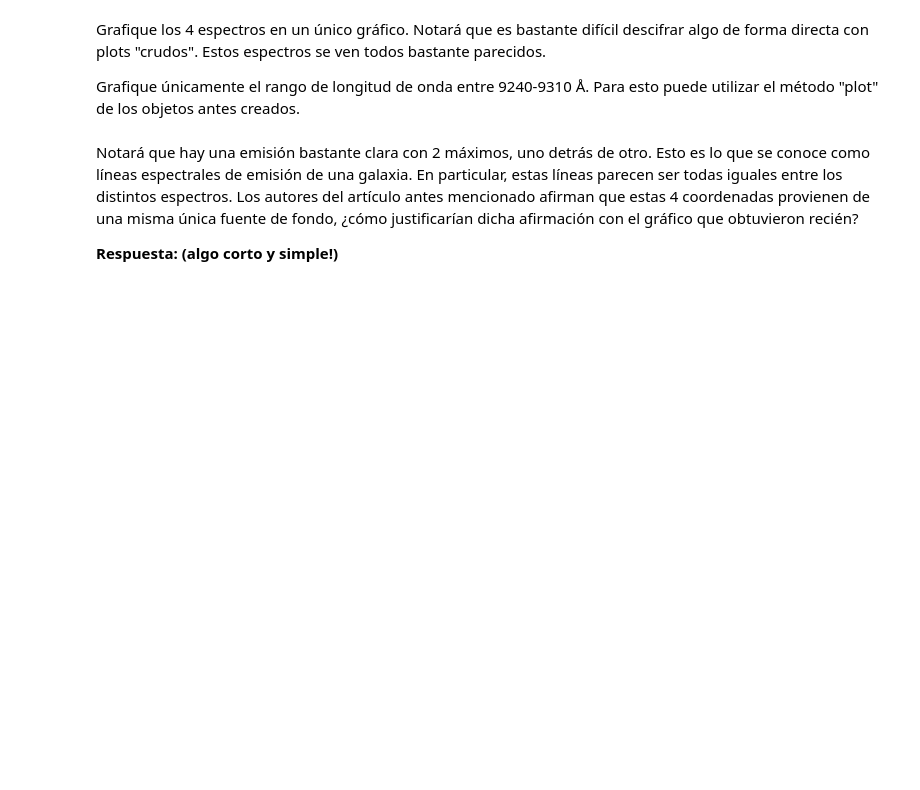
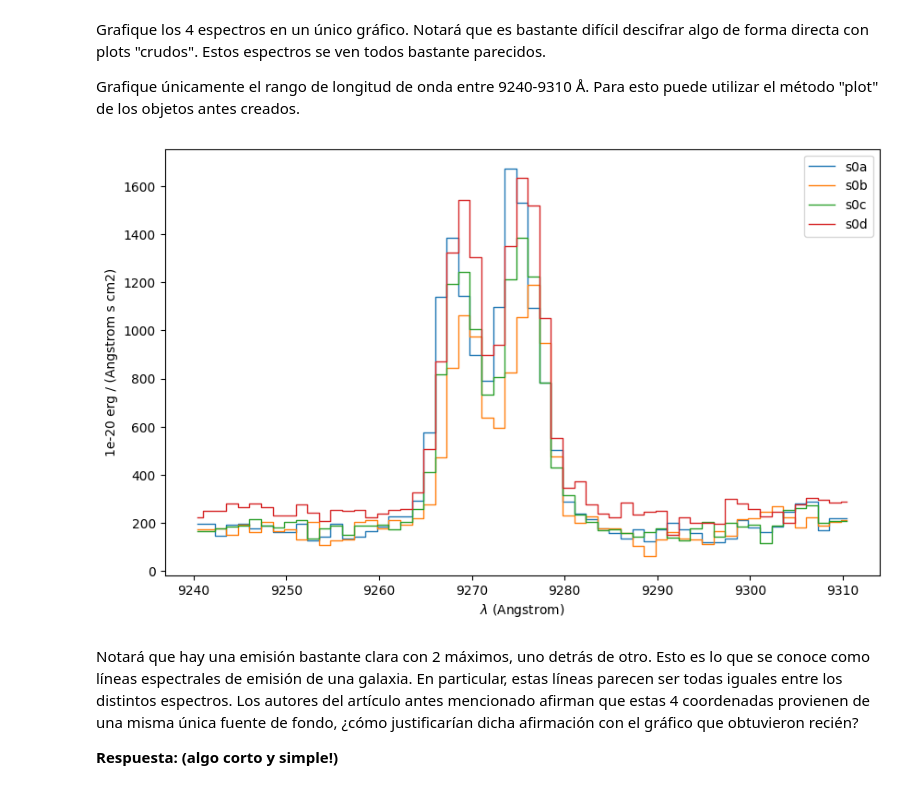
Before and after one commit to Vlxn761/Tarea-4, a Jupyter notebook: Tarea4.ipynb, the cells around one changed output. Drawn from its saved outputs; the diff is of its cells as text; code cells hidden in the pictures; blank space fills up the shorter version.

```diff
--- a/Tarea4.ipynb
+++ b/Tarea4.ipynb
@@ -189,10 +210,10 @@ import mpdaf as mpdaf
 # s0(d) =  9:21:25.781, 18:10:24.64    (RA, DEC)
 
 # Cree un objeto SkyCoord para cada una de las coordenadas anteriores.
-s0a =
-s0b =
-s0c =
-s0d =
+s0a = SkyCoord(ra="9:21:25.040", dec="18:10:12.27", unit=(u.hourangle, u.deg), frame="icrs")
+s0b = SkyCoord(ra="9:21:25.858", dec="18:10:07.24", unit=(u.hourangle, u.deg), frame="icrs")
+s0c = SkyCoord(ra="9:21:26.439", dec="18:10:13.60", unit=(u.hourangle, u.deg), frame="icrs")
+s0d = SkyCoord(ra="9:21:25.781", dec="18:10:24.64", unit=(u.hourangle, u.deg), frame="icrs")
 
 # Esto mostrará las coordenadas en grados de la primera coordenada.
 print('s0a = (RA, DEC) = ',s0a.ra.value,',' ,s0a.dec.value)
@@ -212,7 +235,7 @@ Un pequeño hint: el centro debe ser de la forma (dec, ra) y cada coordenada con
 # Rellene el código a continuación reemplazando el "CENTRO" y "radio", según corresponda.
 # Note que ya le hemos indicado al método las unidades de medida, por lo que debe ser consistente.
 
-espectro_s0a = cube.aperture(CENTRO, RADIO, unit_center=u.deg, unit_radius=u.arcsec)
-espectro_s0b = cube.aperture(CENTRO, RADIO, unit_center=u.deg, unit_radius=u.arcsec)
-espectro_s0c = cube.aperture(CENTRO, RADIO, unit_center=u.deg, unit_radius=u.arcsec)
-espectro_s0d = cube.aperture(CENTRO, RADIO, unit_center=u.deg, unit_radius=u.arcsec)
+espectro_s0a = cube.aperture((s0a.dec.value, s0a.ra.value), 1, unit_center=u.deg, unit_radius=u.arcsec)
+espectro_s0b = cube.aperture((s0b.dec.value, s0b.ra.value), 1, unit_center=u.deg, unit_radius=u.arcsec)
+espectro_s0c = cube.aperture((s0c.dec.value, s0c.ra.value), 1, unit_center=u.deg, unit_radius=u.arcsec)
+espectro_s0d = cube.aperture((s0d.dec.value, s0d.ra.value), 1, unit_center=u.deg, unit_radius=u.arcsec)
@@ -226,3 +256,16 @@ Para esto puede utilizar el método "plot" de los objetos antes creados.
+# %%
+# Inserte su gráfico a continuación:
+plt.figure(figsize=(10,6))
+
+espectro_s0a.plot(lmin=9240, lmax=9310, label="s0a")
+espectro_s0b.plot(lmin=9240, lmax=9310, label="s0b")
+espectro_s0c.plot(lmin=9240, lmax=9310, label="s0c")
+espectro_s0d.plot(lmin=9240, lmax=9310, label="s0d")
+
+plt.legend()
+plt.show()
+# %% [output]
+[figure, added]
 # %% [markdown]
 
 Notará que hay una emisión bastante clara con 2 máximos, uno detrás de otro.
```
Also changed, not shown: parts of 9 cells of this notebook.
